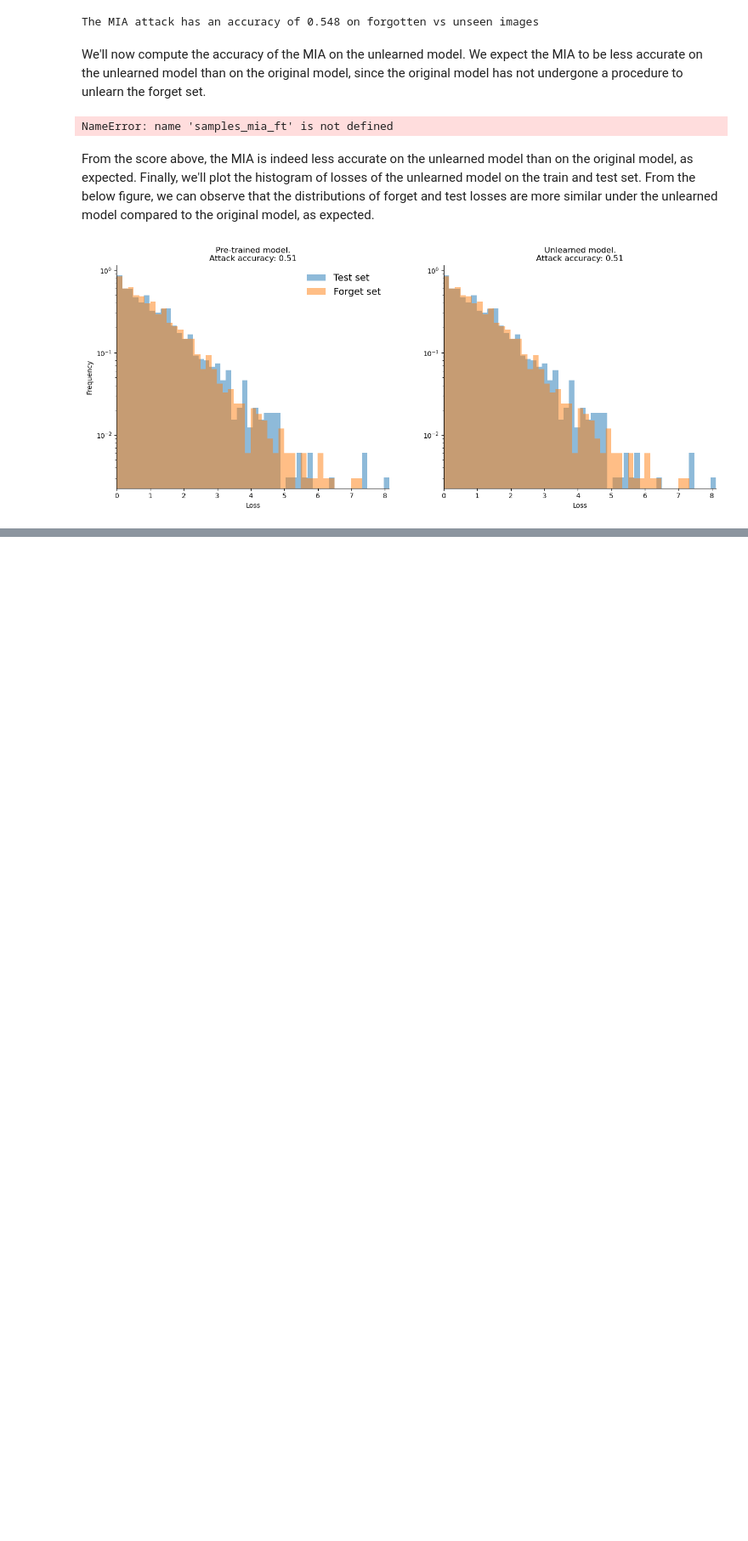
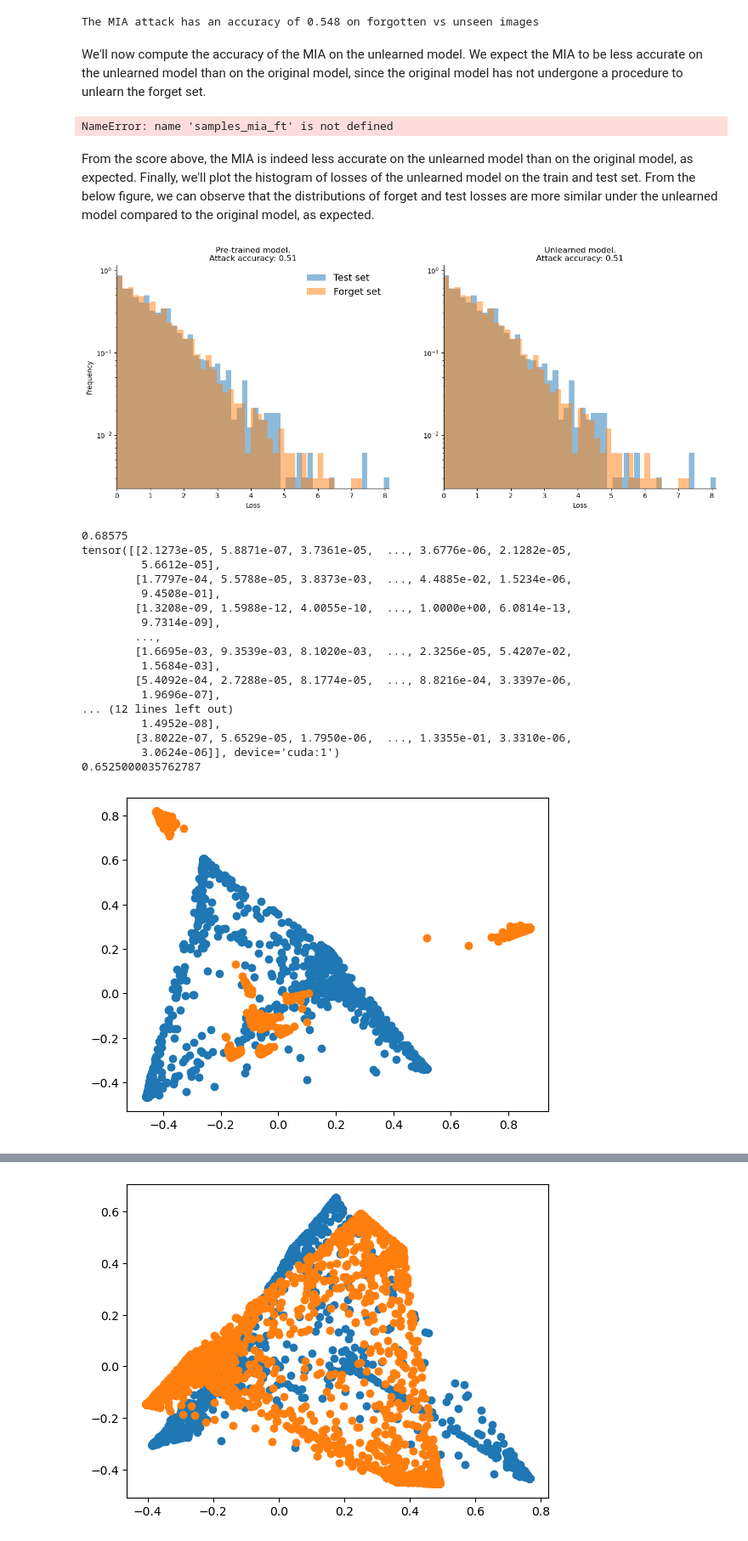
Before and after one commit to sachit3022/unlearning, a Jupyter notebook: unlearning-CIFAR10.ipynb, the cells around one changed output, grey strips where cells are left out. Shown at 85% size. Drawn from its saved outputs; the diff is of its cells as text; code cells hidden in the pictures; blank space fills up the shorter version.

Commit message:
Training and computing the memory score and how does finetuning affect the memory ovrrtime.

```diff
--- a/unlearning-CIFAR10.ipynb
+++ b/unlearning-CIFAR10.ipynb
@@ -668,3 +668,68 @@ ax1.legend(frameon=False, fontsize=14)
 plt.show()
 # %% [output]
 [figure]
+# %%
+import numpy as np
+import matplotlib.pyplot as plt
+data_before = np.load("results/before_logits.npz")
+data_after = np.load("results/after_logits.npz")
+# %%
+#import PCA
+from sklearn.decomposition import PCA
+#import softmax
+from scipy.special import softmax
+#xg boost base classifier from sklearn
+from sklearn.ensemble import RandomForestClassifier,GradientBoostingClassifier
+from sklearn.linear_model import LogisticRegression
+from  xgboost import XGBClassifier as xgb
+from sklearn.model_selection import cross_validate
+
+from score import neural_mia, simple_mia
+from network import MiaModel
+
+params = {
+            'objective':'binary:logistic',
+            'max_depth': 10,
+            'alpha': 10,
+            'learning_rate': 1.0,
+            'n_estimators':100
+        }
+
+
+for data in [data_before,data_after]:
+    model = xgb(**params)
+    X  = np.vstack((softmax(data['test_logits'],axis=1),softmax(data["forget_logits"][:2000],axis=1)))
+    y = np.concatenate((np.zeros(len(data['test_logits'])),np.ones(len(data["forget_logits"][:2000]))))
+    results = cross_validate(model,X,y,cv=5)
+    print(results['test_score'].mean())
+    pca = PCA(2)
+
+    attack_model = MiaModel([10,7,4,2],2)
+    mia_scores = neural_mia( X, y ,attack_model, n_splits=2)
+    print(mia_scores.mean())
+
+    U = pca.fit_transform(softmax(data['test_logits'],axis=1))
+    V = pca.fit_transform(softmax(data['forget_logits'],axis=1))
+    plt.scatter(U[:,0],U[:,1])
+    plt.scatter(V[:,0],V[:,1])
+    plt.show()
+    attack_model = MiaModel([10,15,15,20],2)
+# %% [output]
+0.68575
+tensor([[2.1273e-05, 5.8871e-07, 3.7361e-05,  ..., 3.6776e-06, 2.1282e-05,
+         5.6612e-05],
+        [1.7797e-04, 5.5788e-05, 3.8373e-03,  ..., 4.4885e-02, 1.5234e-06,
+         9.4508e-01],
+        [1.3208e-09, 1.5988e-12, 4.0055e-10,  ..., 1.0000e+00, 6.0814e-13,
+         9.7314e-09],
+        ...,
+        [1.6695e-03, 9.3539e-03, 8.1020e-03,  ..., 2.3256e-05, 5.4207e-02,
+         1.5684e-03],
+        [5.4092e-04, 2.7288e-05, 8.1774e-05,  ..., 8.8216e-04, 3.3397e-06,
+         1.9696e-07],
+... (12 lines left out)
+         1.4952e-08],
+        [3.8022e-07, 5.6529e-05, 1.7950e-06,  ..., 1.3355e-01, 3.3310e-06,
+         3.0624e-06]], device='cuda:1')
+0.6525000035762787
+[figure, added]
@@ -670,0 +753 @@ plt.show()
+[figure, added]
```
Also changed, not shown: parts of 2 cells of this notebook, 10 other files.
